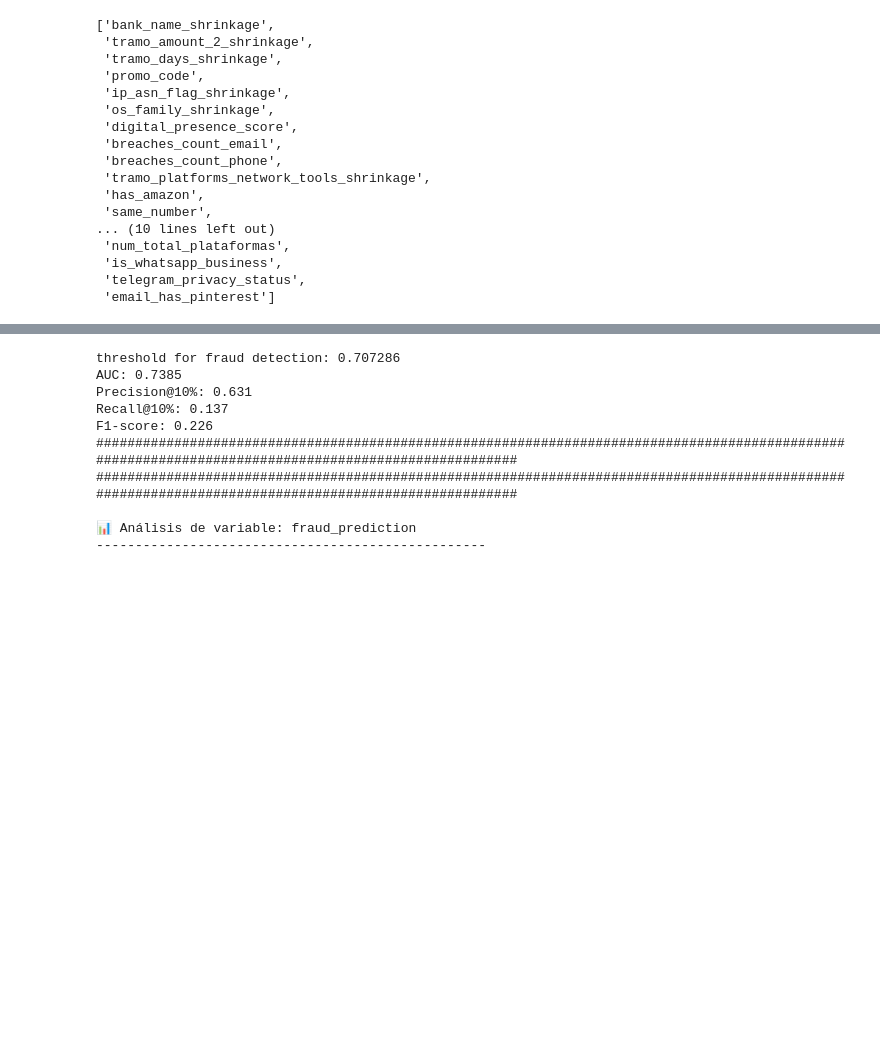
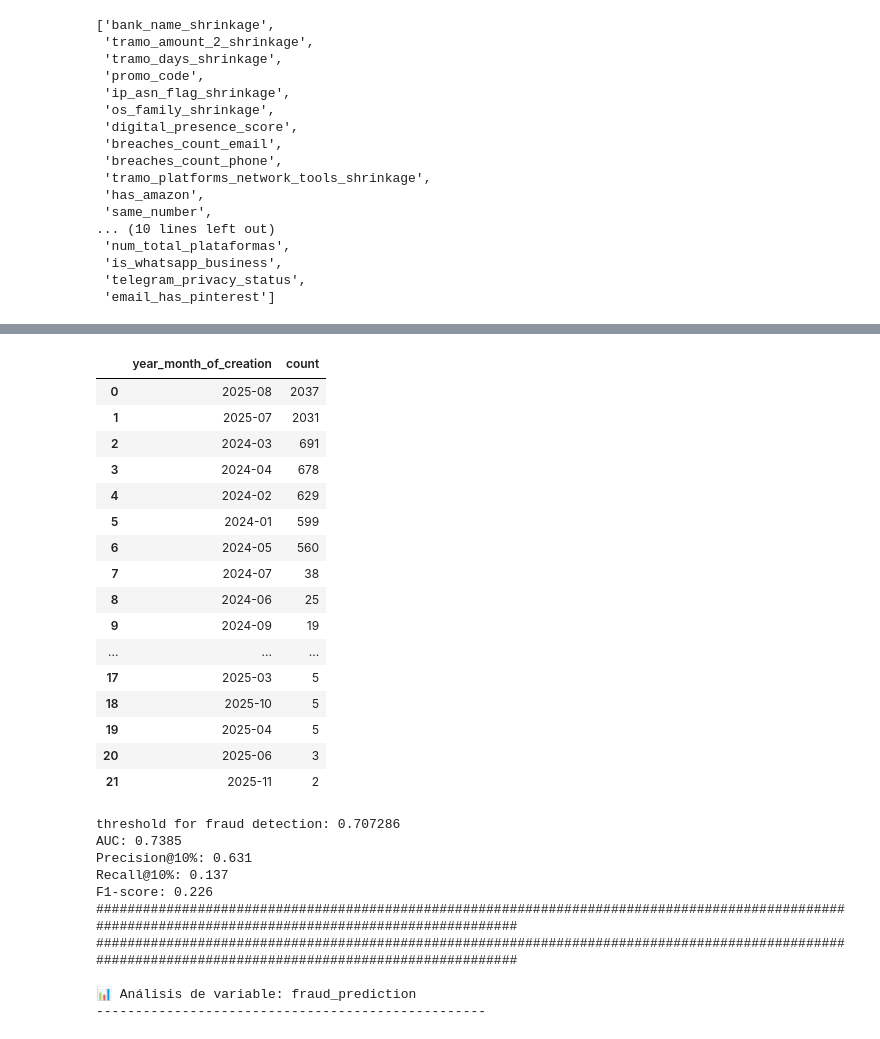
Before and after one commit to cgomez-QB/Fraud-Model, a Jupyter notebook: src/first_exploration/exploratory_data_analysis.ipynb, the cells around one changed output, grey strips where cells are left out. Drawn from its saved outputs; the diff is of its cells as text; code cells hidden in the pictures; blank space fills up the shorter version.

```diff
--- a/src/first_exploration/exploratory_data_analysis.ipynb
+++ b/src/first_exploration/exploratory_data_analysis.ipynb
@@ -1641,3 +1687,23 @@ df_pred
+# %%
+df_data["year_month_of_creation"].value_counts().reset_index()
+# %% [output]
+|  | year_month_of_creation | count |
+| 0 | 2025-08 | 2037 |
+| 1 | 2025-07 | 2031 |
+| 2 | 2024-03 | 691 |
+| 3 | 2024-04 | 678 |
+| 4 | 2024-02 | 629 |
+| 5 | 2024-01 | 599 |
+| 6 | 2024-05 | 560 |
+| 7 | 2024-07 | 38 |
+| 8 | 2024-06 | 25 |
+| 9 | 2024-09 | 19 |
+| ... | ... | ... |
+| 17 | 2025-03 | 5 |
+| 18 | 2025-10 | 5 |
+| 19 | 2025-04 | 5 |
+| 20 | 2025-06 | 3 |
+| 21 | 2025-11 | 2 |
 # %%
 X = df_data[lst_final_cols].copy()
 y = df_data["fraud"].astype(int)
```
Also changed, not shown: parts of 13 cells of this notebook, 3 other files.
